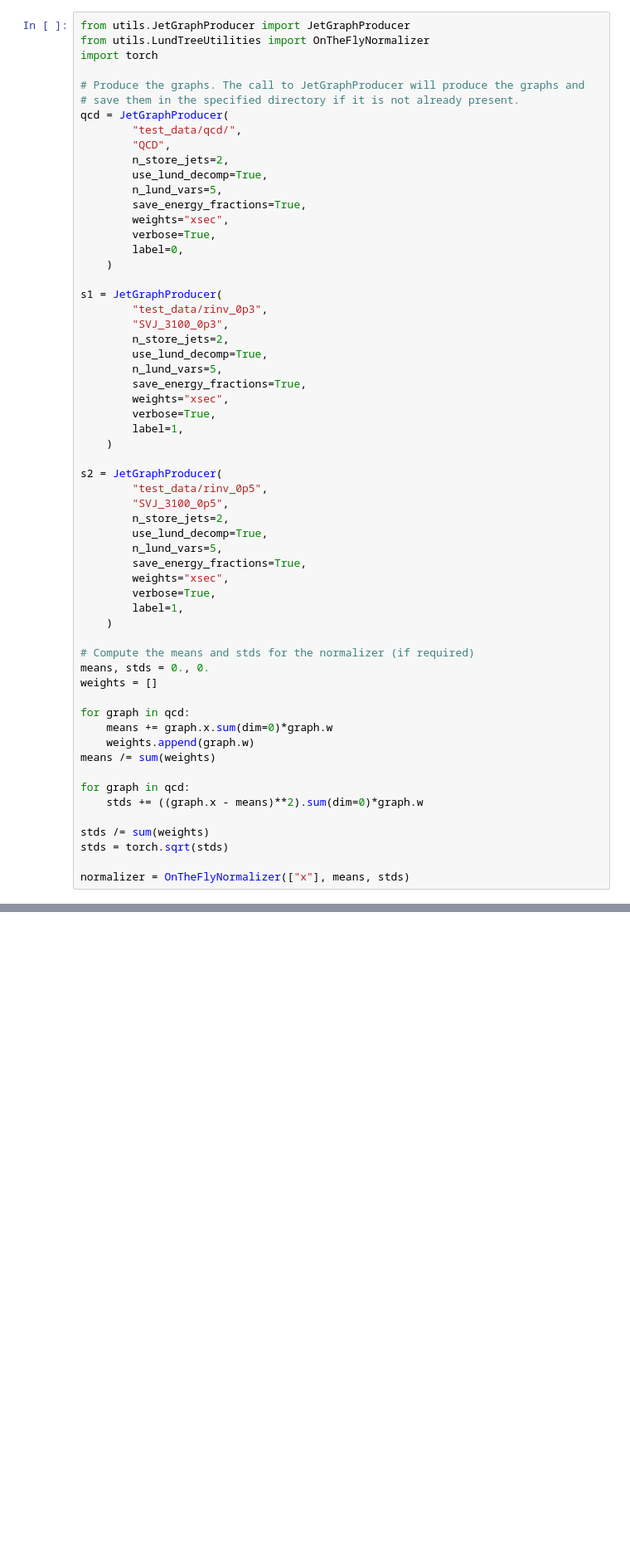
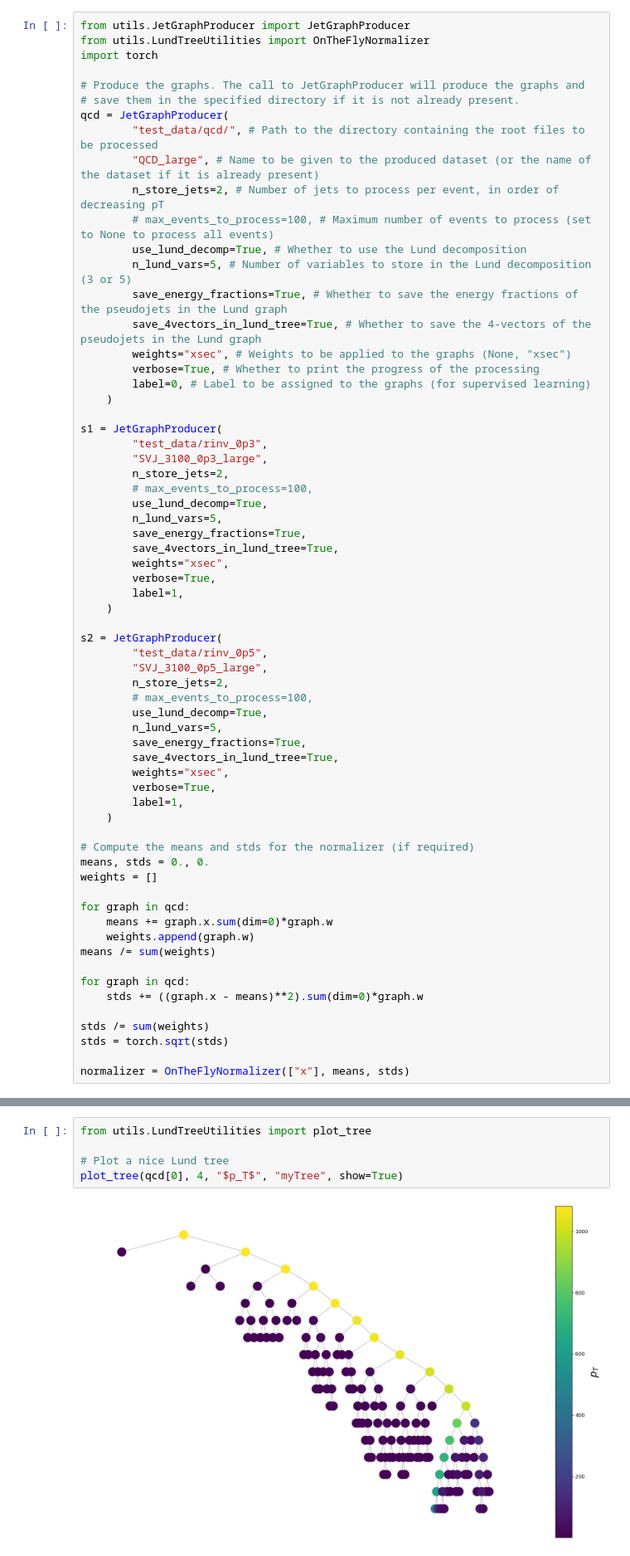
Before and after one commit to KaitoFuss/Tau3Mu_GNN, a Jupyter notebook: example.ipynb, the cells around one changed output, grey strips where cells are left out. Shown at 83% size. Saved outputs shown, nothing was run; the diff lists cells and outputs as text; blank space fills up the shorter version.

```diff
--- a/example.ipynb
+++ b/example.ipynb
@@ -6,24 +40,28 @@ import torch
 # Produce the graphs. The call to JetGraphProducer will produce the graphs and
 # save them in the specified directory if it is not already present.
 qcd = JetGraphProducer(
-        "test_data/qcd/",
-        "QCD",
-        n_store_jets=2,
-        use_lund_decomp=True,
-        n_lund_vars=5,
-        save_energy_fractions=True,
-        weights="xsec",
-        verbose=True,
-        label=0,
+        "test_data/qcd/", # Path to the directory containing the root files to be processed
+        "QCD_large", # Name to be given to the produced dataset (or the name of the dataset if it is already present)
+        n_store_jets=2, # Number of jets to process per event, in order of decreasing pT
+        # max_events_to_process=100, # Maximum number of events to process (set to None to process all events)
+        use_lund_decomp=True, # Whether to use the Lund decomposition
+        n_lund_vars=5, # Number of variables to store in the Lund decomposition (3 or 5)
+        save_energy_fractions=True, # Whether to save the energy fractions of the pseudojets in the Lund graph
+        save_4vectors_in_lund_tree=True, # Whether to save the 4-vectors of the pseudojets in the Lund graph
+        weights="xsec", # Weights to be applied to the graphs (None, "xsec")
+        verbose=True, # Whether to print the progress of the processing
+        label=0, # Label to be assigned to the graphs (for supervised learning)
     )
 
 s1 = JetGraphProducer(
         "test_data/rinv_0p3",
-        "SVJ_3100_0p3",
+        "SVJ_3100_0p3_large",
         n_store_jets=2,
+        # max_events_to_process=100,
         use_lund_decomp=True,
         n_lund_vars=5,
         save_energy_fractions=True,
+        save_4vectors_in_lund_tree=True,
         weights="xsec",
         verbose=True,
         label=1,
@@ -31,11 +69,13 @@ s1 = JetGraphProducer(
 
 s2 = JetGraphProducer(
         "test_data/rinv_0p5",
-        "SVJ_3100_0p5",
+        "SVJ_3100_0p5_large",
         n_store_jets=2,
+        # max_events_to_process=100,
         use_lund_decomp=True,
         n_lund_vars=5,
         save_energy_fractions=True,
+        save_4vectors_in_lund_tree=True,
         weights="xsec",
         verbose=True,
         label=1,
@@ -66,0 +165,7 @@ Done!
+# %%
+from utils.LundTreeUtilities import plot_tree
+
+# Plot a nice Lund tree
+plot_tree(qcd[0], 4, "$p_T$", "myTree", show=True)
+# %% [output]
+[figure, added]
```
Also changed, not shown: parts of 26 cells of this notebook, 5 other files.
